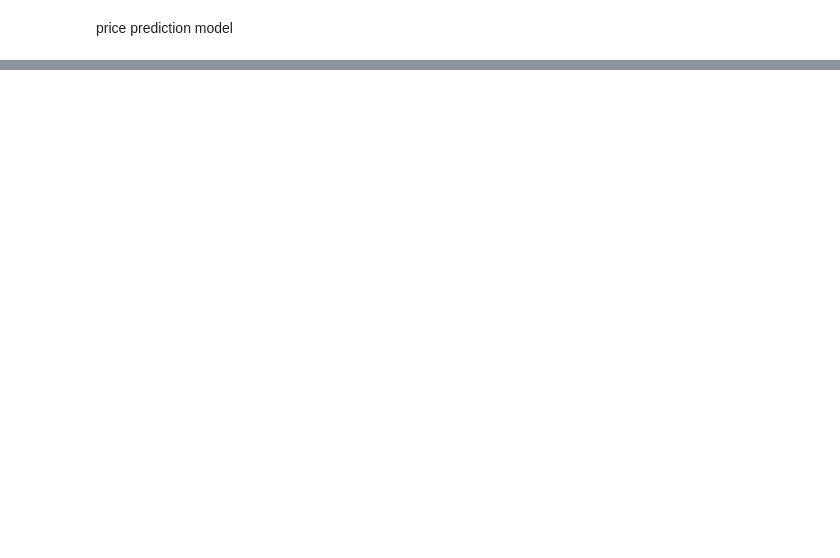
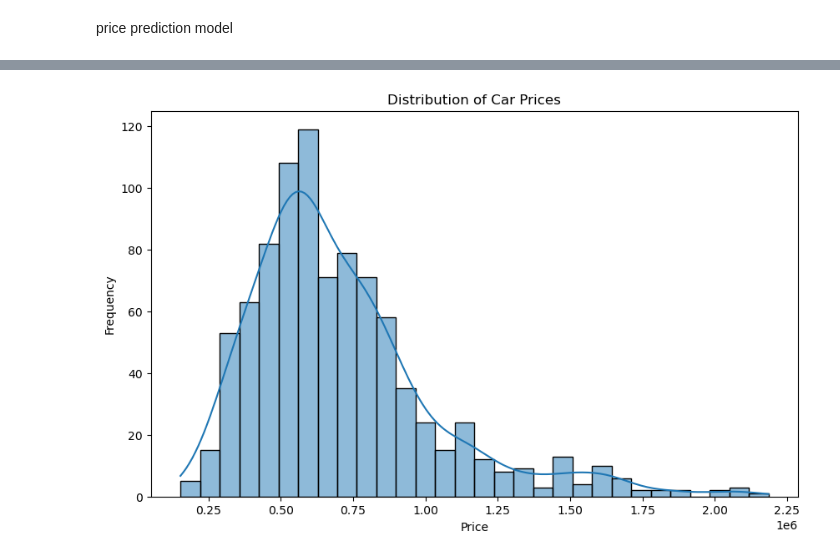
Before and after one commit to Manisha886/delhi_car_price_prediction, a Jupyter notebook: code.ipynb, the cells around one changed output, grey strips where cells are left out. Cells and saved outputs as stored; diff of their text form; code cells hidden in the pictures; blank space fills up the shorter version.

```diff
--- a/code.ipynb
+++ b/code.ipynb
@@ -53,0 +86,4 @@ Observations:
+# %%
+data['price'] = data['price'].str.replace('₹', '').str.replace(',', '')
+data['price'] = pd.to_numeric(data['price'])
+data.head()
@@ -53,0 +99,3 @@ Observations:
+# %%
+data['year'] = data['car_name'].str.extract(r'^(\d{4})').astype(int)
+data.head()
@@ -53,0 +112,3 @@ Observations:
+# %%
+data = data.drop(columns=['car_name', 'variant', 'registeration'])
+data.head()
@@ -53,0 +173,2 @@ Observations:
+# %%
+data['transmission']=data['transmission'].fillna(data['transmission'].mode()[0])
@@ -53,0 +269,16 @@ Observations:
+# %%
+#  2. Create a histogram of the 'price' column
+plt.figure(figsize=(10, 6))
+sns.histplot(data['price'], kde=True, bins=30)
+
+# 3. Add a title to the histogram
+plt.title('Distribution of Car Prices')
+
+# 4. Label the x-axis and y-axis
+plt.xlabel('Price')
+plt.ylabel('Frequency')
+
+# 5. Display the plot
+plt.show()
+# %% [output]
+[figure, added]
```
Also changed, not shown: parts of 78 cells of this notebook, 1 other file.
